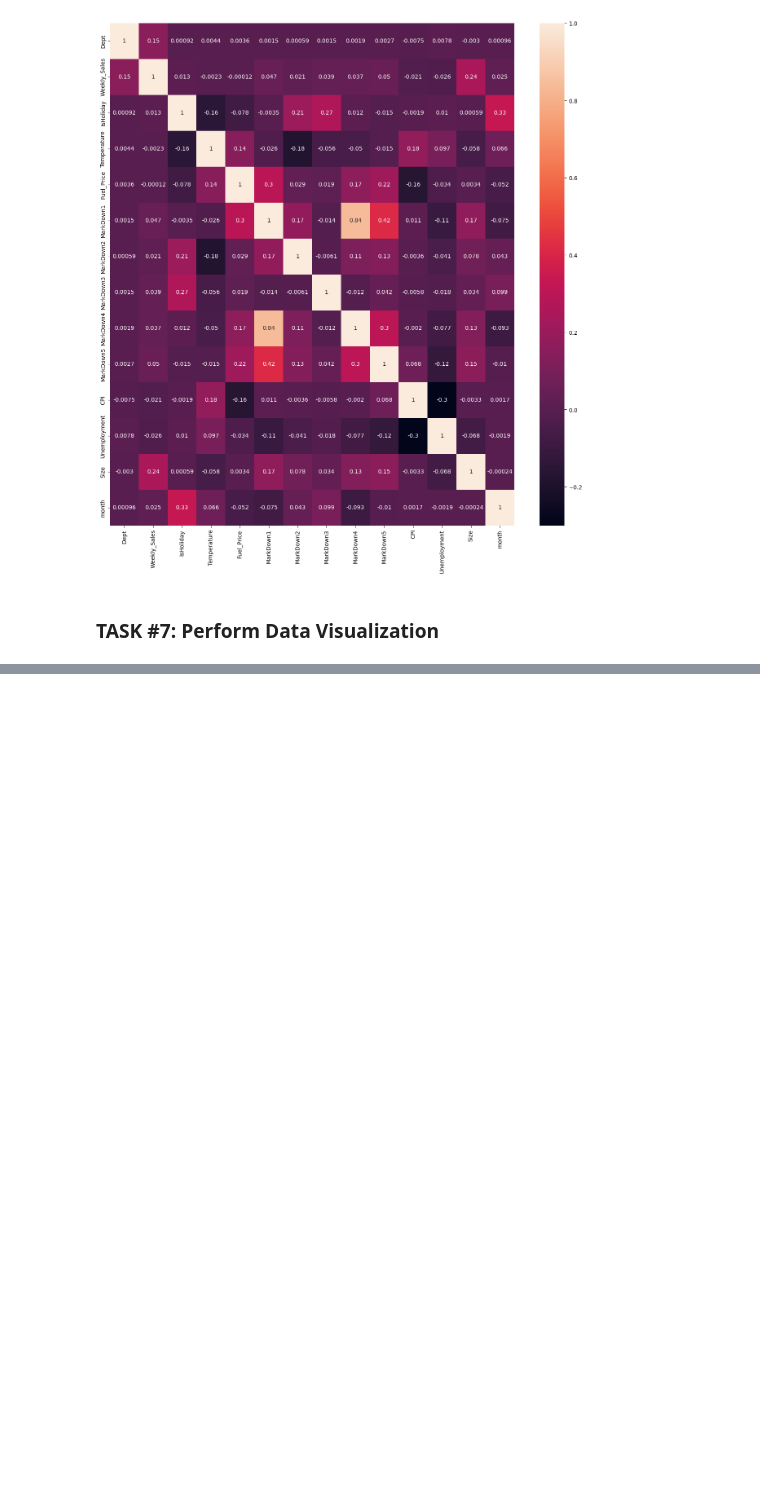
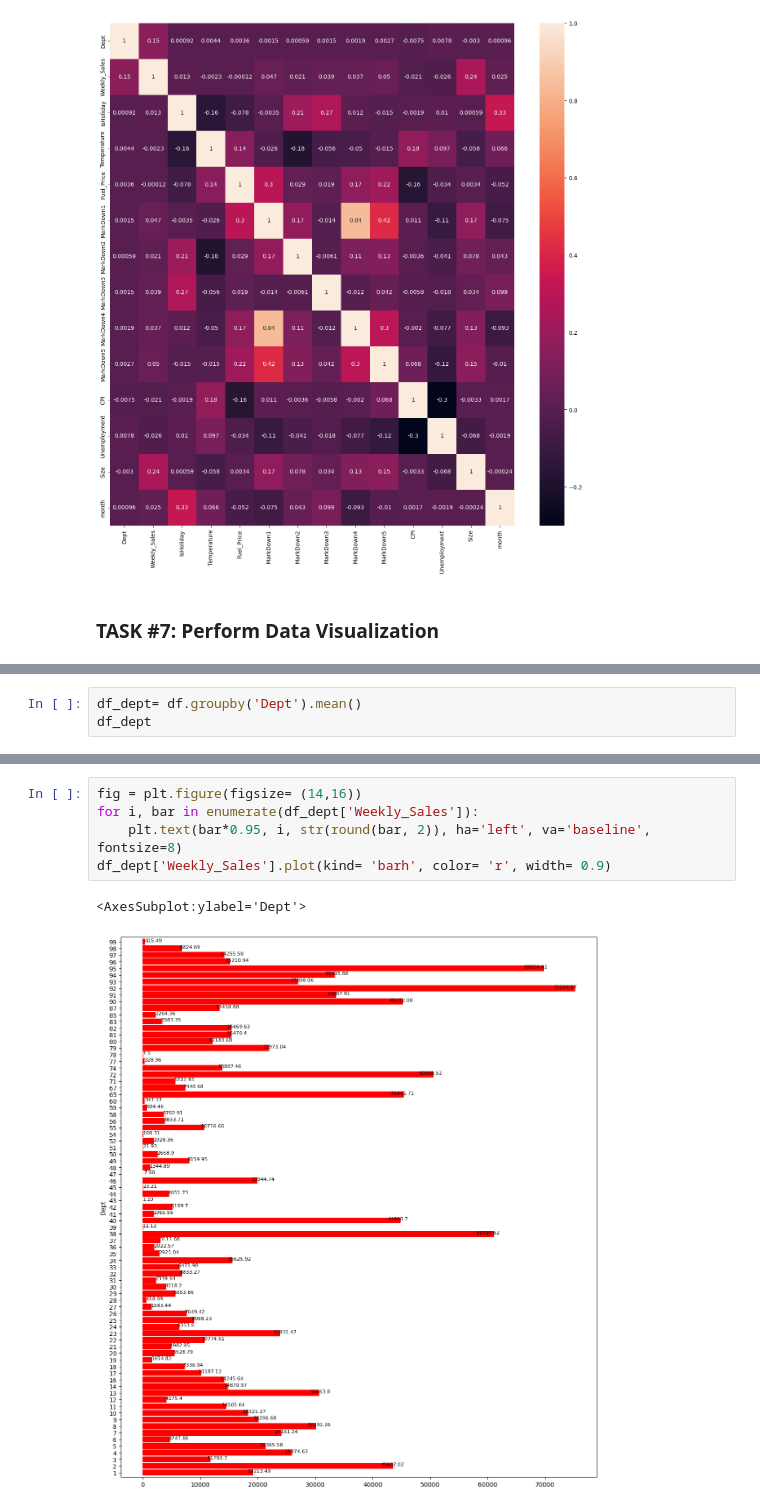
Before and after one commit to RomanRosa/retail_sales_prediction, a Jupyter notebook: xgboost_sales_prediction.ipynb, the cells around one changed output, grey strips where cells are left out. Saved outputs shown, nothing was run; the diff lists cells and outputs as text; blank space fills up the shorter version.

```diff
--- a/xgboost_sales_prediction.ipynb
+++ b/xgboost_sales_prediction.ipynb
@@ -541,0 +602,3 @@ plt.show()
+# %%
+df_dept= df.groupby('Dept').mean()
+df_dept
@@ -541,0 +620,8 @@ plt.show()
+# %%
+fig = plt.figure(figsize= (14,16))
+for i, bar in enumerate(df_dept['Weekly_Sales']):
+    plt.text(bar*0.95, i, str(round(bar, 2)), ha='left', va='baseline', fontsize=8)
+df_dept['Weekly_Sales'].plot(kind= 'barh', color= 'r', width= 0.9)
+# %% [output]
+<AxesSubplot:ylabel='Dept'>
+[figure, added]
```
Also changed, not shown: parts of 15 cells of this notebook.
